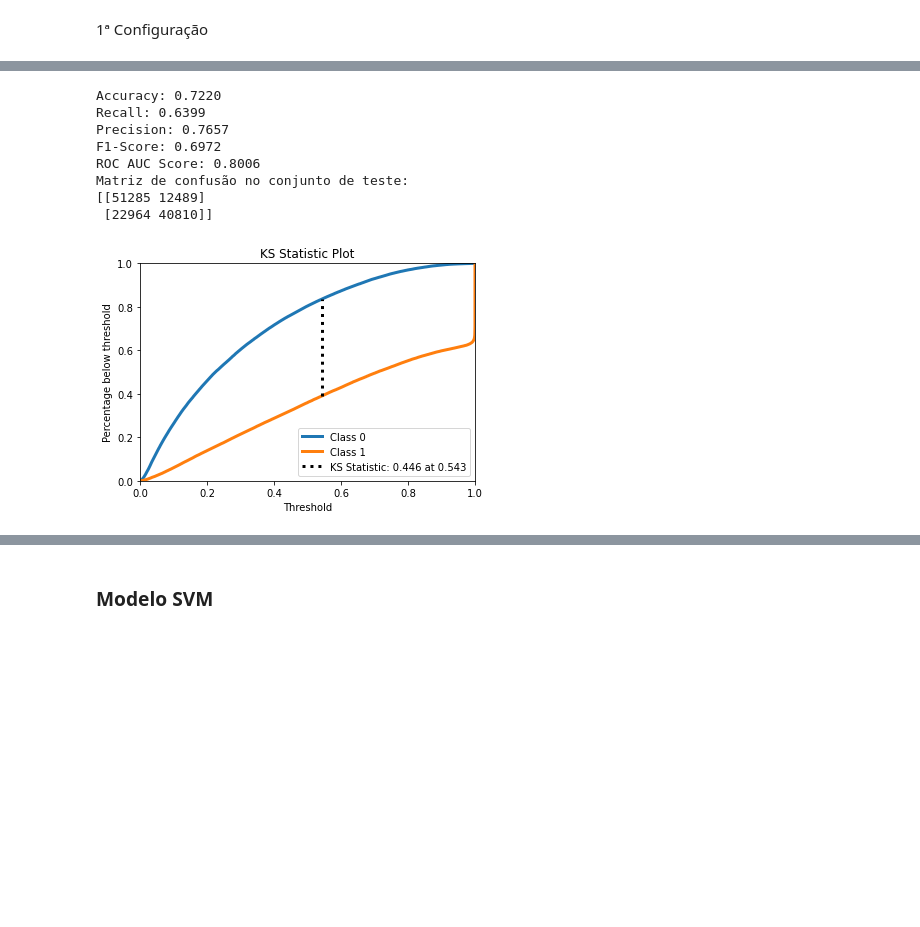
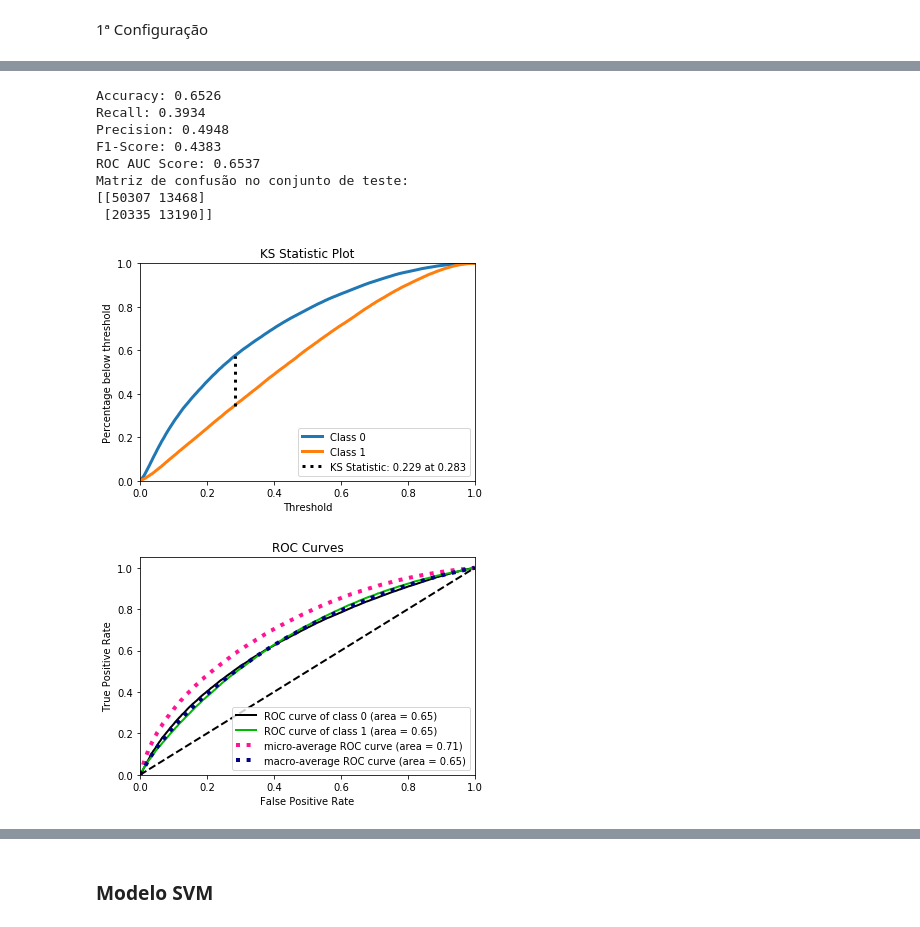
Before and after one commit to KilnerJhow/redes-neurais, a Jupyter notebook: projeto_redes_neurais.ipynb, the cells around one changed output, grey strips where cells are left out. Saved outputs shown, nothing was run; the diff lists cells and outputs as text; code cells hidden in the pictures; blank space fills up the shorter version.

Commit message:
Adicionando run em teste no modelo MLP

```diff
--- a/projeto_redes_neurais.ipynb
+++ b/projeto_redes_neurais.ipynb
@@ -227,12 +231,13 @@ def plot_ks_statistic(y, y_pred_scores=None):
 # %%
 def print_metrics(actual, pred, pred_proba):
-  print('Accuracy: {:.4f}'.format(accuracy_score(actual, pred)))
-  print('Recall: {:.4f}'.format(recall_score(actual, pred)))
-  print('Precision: {:.4f}'.format(precision_score(actual, pred)))
-  print('F1-Score: {:.4f}'.format(f1_score(actual, pred)))
-  print('ROC AUC Score: {:.4f}'.format(roc_auc_score(actual, pred_proba[:, 1])))
-  print('Matriz de confusão no conjunto de teste:')
-  print(confusion_matrix(actual, pred))
-  plot_ks_statistic(actual, pred_proba)
+    print('Accuracy: {:.4f}'.format(accuracy_score(actual, pred)))
+    print('Recall: {:.4f}'.format(recall_score(actual, pred)))
+    print('Precision: {:.4f}'.format(precision_score(actual, pred)))
+    print('F1-Score: {:.4f}'.format(f1_score(actual, pred)))
+    print('ROC AUC Score: {:.4f}'.format(roc_auc_score(actual, pred_proba[:, 1])))
+    print('Matriz de confusão no conjunto de teste:')
+    print(confusion_matrix(actual, pred))
+    plot_ks_statistic(actual, pred_proba)
+    plot_roc_curve(actual, pred_proba)
 # %%
 def eval_metrics(actual, pred):
@@ -262,3 +267,6 @@ mlp = MLPClassifier(hidden_layer_sizes=(100,100), batch_size=64, activation='tan
+# %%
+mlp_clf = MLPClassifier()
 # %%
-mlp.fit(X_train, y_train)
+%%time
+mlp_clf.fit(X_train, y_train)
 # %% [output]
@@ -272,12 +276,16 @@ y_mlp_pred_valid_proba = mlp.predict_proba(X_valid)
-# %%
-print_metrics(y_valid, y_mlp_pred_valid, y_mlp_pred_valid_proba)
-# %% [output]
-Accuracy: 0.7220
-Recall: 0.6399
-Precision: 0.7657
-F1-Score: 0.6972
-ROC AUC Score: 0.8006
-Matriz de confusão no conjunto de teste:
-[[51285 12489]
- [22964 40810]]
-[figure, removed]
+# %%
+y_mlp_pred_test = mlp_clf.predict(X_test)
+y_mlp_pred_test_proba = mlp_clf.predict_proba(X_test)
+# %%
+print_metrics(y_test, y_mlp_pred_test, y_mlp_pred_test_proba)
+# %% [output]
+Accuracy: 0.6526
+Recall: 0.3934
+Precision: 0.4948
+F1-Score: 0.4383
+ROC AUC Score: 0.6537
+Matriz de confusão no conjunto de teste:
+[[50307 13468]
+ [20335 13190]]
+[figure, added]
+[figure, added]
```
Also changed, not shown: parts of 51 cells of this notebook.
